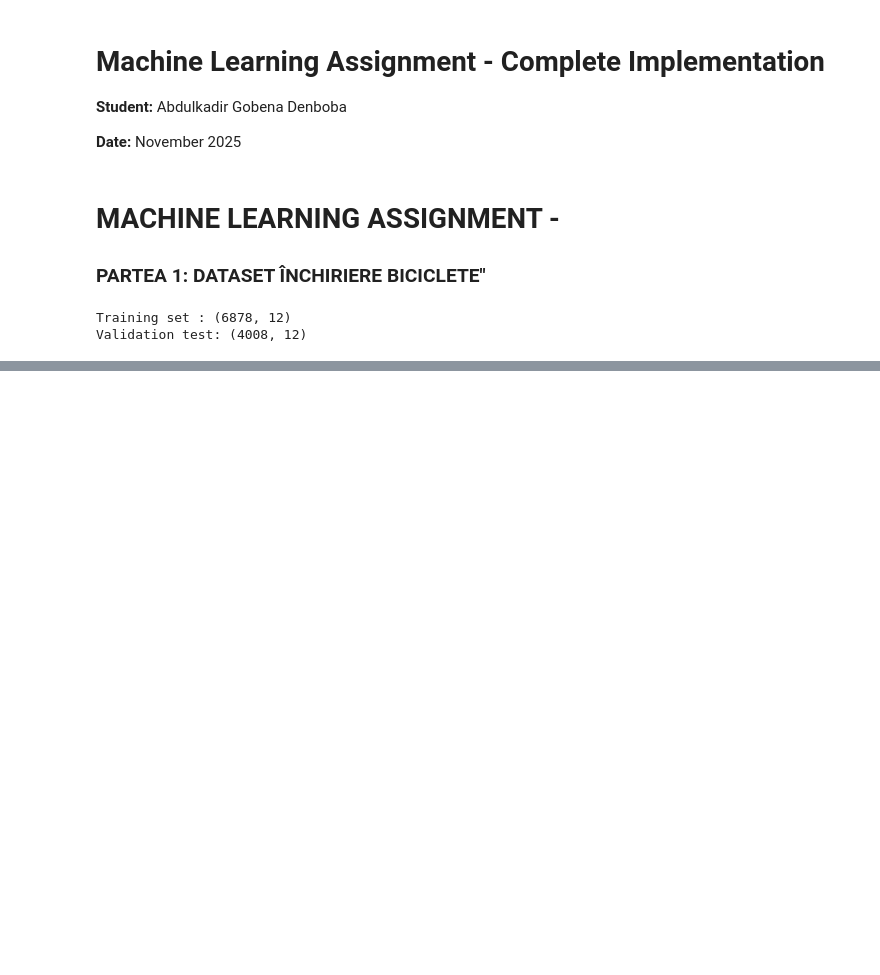
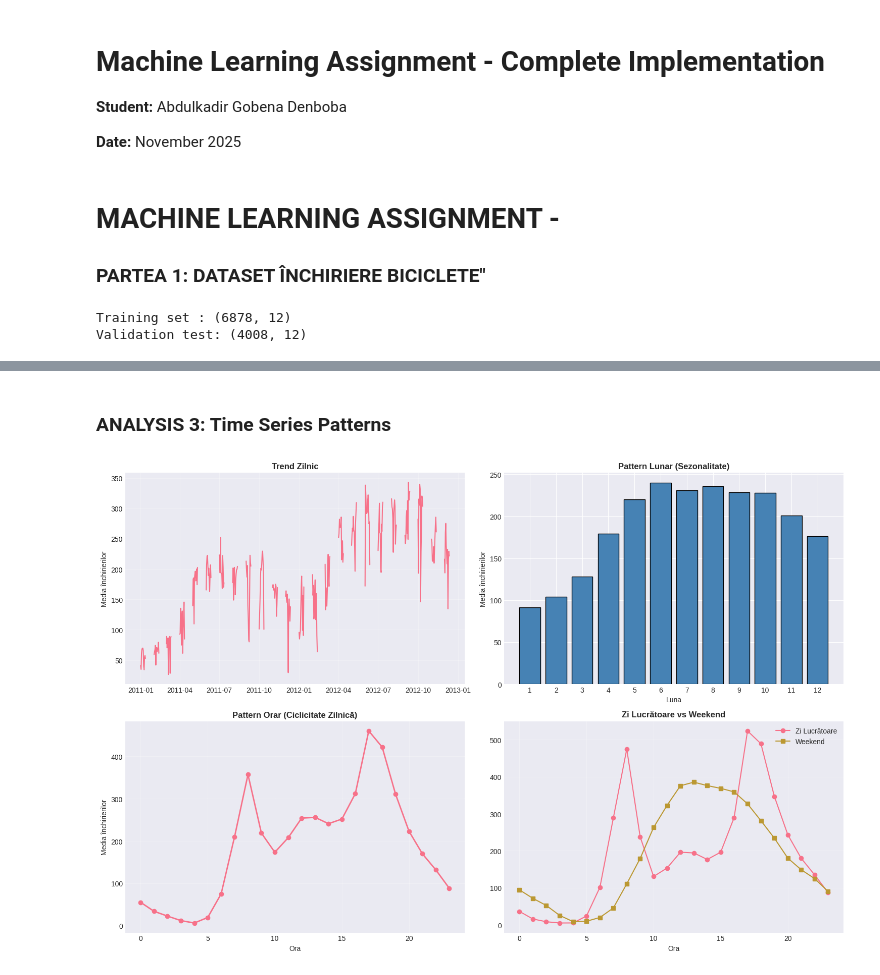
Before and after one commit to denboba/Machine-Learning, a Jupyter notebook: tema/tema1_abdulkadir gobena-denboba.ipynb, the cells around one changed output, grey strips where cells are left out. Saved outputs shown, nothing was run; the diff lists cells and outputs as text; code cells hidden in the pictures; blank space fills up the shorter version.

```diff
--- a/tema/tema1_abdulkadir gobena-denboba.ipynb
+++ b/tema/tema1_abdulkadir gobena-denboba.ipynb
@@ -47,0 +85,42 @@ Validation test: (4008, 12)
+# %% [markdown]
+### ANALYSIS 3: Time Series Patterns
+# %%
+df_train_bike['ora'] = df_train_bike['data_ora'].dt.hour
+df_train_bike['luna'] = df_train_bike['data_ora'].dt.month
+# %%
+fig, axes = plt.subplots(2, 2, figsize=(15, 10))
+# Daily trend
+daily = df_train_bike.set_index('data_ora').resample('D')['total'].mean()
+axes[0, 0].plot(daily.index, daily.values, linewidth=1.5)
+axes[0, 0].set_title('Trend Zilnic', fontweight='bold')
+axes[0, 0].set_ylabel('Media închirierilor')
+axes[0, 0].grid(True, alpha=0.3)
+# Monthly pattern (seasonality)
+monthly = df_train_bike.groupby('luna')['total'].mean()
+axes[0, 1].bar(monthly.index, monthly.values, color='steelblue', edgecolor='black')
+axes[0, 1].set_title('Pattern Lunar (Sezonalitate)', fontweight='bold')
+axes[0, 1].set_xlabel('Luna')
+axes[0, 1].set_ylabel('Media închirierilor')
+axes[0, 1].set_xticks(range(1, 13))
+
+# Hourly pattern (daily cyclicity)
+hourly = df_train_bike.groupby('ora')['total'].mean()
+axes[1, 0].plot(hourly.index, hourly.values, marker='o', linewidth=2, markersize=6)
+axes[1, 0].set_title('Pattern Orar (Ciclicitate Zilnică)', fontweight='bold')
+axes[1, 0].set_xlabel('Ora')
+axes[1, 0].set_ylabel('Media închirierilor')
+axes[1, 0].grid(True, alpha=0.3)
+
+# Workday vs Weekend
+hourly_work = df_train_bike[df_train_bike['zi_lucratoare']==1].groupby('ora')['total'].mean()
+hourly_weekend = df_train_bike[df_train_bike['zi_lucratoare']==0].groupby('ora')['total'].mean()
+axes[1, 1].plot(hourly_work.index, hourly_work.values, marker='o', label='Zi Lucrătoare')
+axes[1, 1].plot(hourly_weekend.index, hourly_weekend.values, marker='s', label='Weekend')
+axes[1, 1].set_title('Zi Lucrătoare vs Weekend', fontweight='bold')
+axes[1, 1].set_xlabel('Ora')
+axes[1, 1].legend()
+axes[1, 1].grid(True, alpha=0.3)
+plt.tight_layout()
+plt.show()
+# %% [output]
+[figure, added]
```
Also changed, not shown: parts of 67 cells of this notebook.
